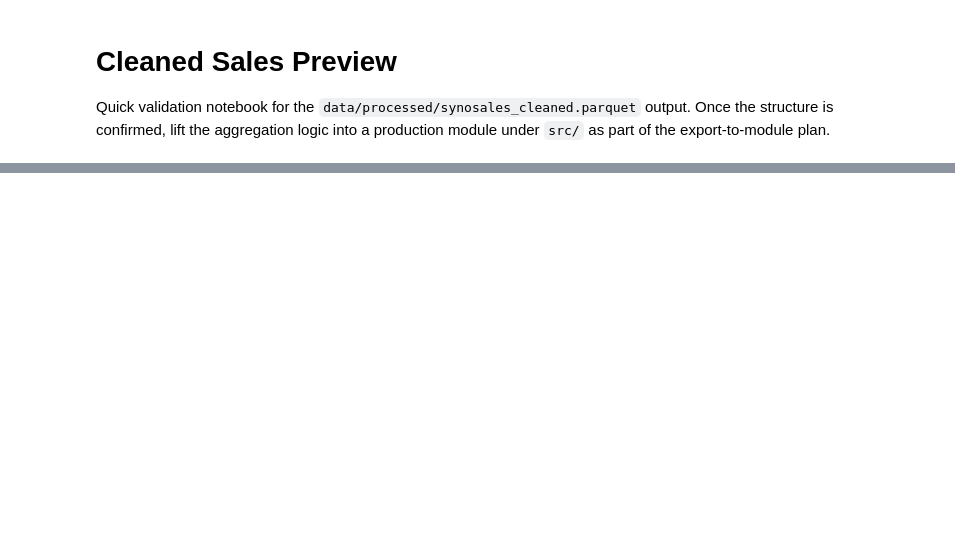
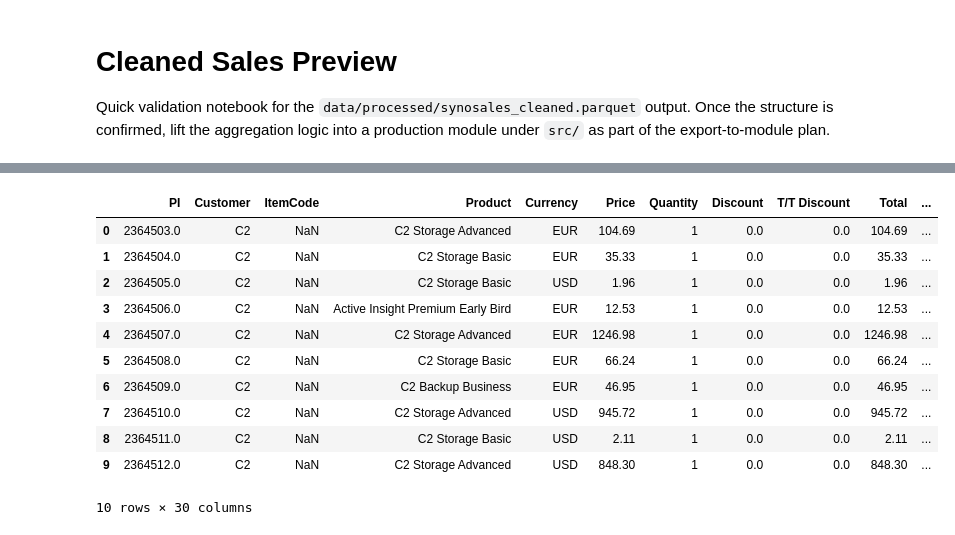
Before and after one commit to tonychu805/syno_bi, a Jupyter notebook: notebook/cleaned_sales_preview.ipynb, the cells around one changed output, grey strips where cells are left out. Cells and saved outputs as stored; diff of their text form; code cells hidden in the pictures; blank space fills up the shorter version.

```diff
--- a/notebook/cleaned_sales_preview.ipynb
+++ b/notebook/cleaned_sales_preview.ipynb
@@ -60,0 +118,15 @@ df_cleaned.describe(include='all')
+# %%
+df_csv.head(10)
+# %% [output]
+|  | PI | Customer | ItemCode | Product | Currency | Price | Quantity | Discount | T/T Discount | Total | ... |
+| 0 | 2364503.0 | C2 | NaN | C2 Storage Advanced | EUR | 104.69 | 1 | 0.0 | 0.0 | 104.69 | ... |
+| 1 | 2364504.0 | C2 | NaN | C2 Storage Basic | EUR | 35.33 | 1 | 0.0 | 0.0 | 35.33 | ... |
+| 2 | 2364505.0 | C2 | NaN | C2 Storage Basic | USD | 1.96 | 1 | 0.0 | 0.0 | 1.96 | ... |
+| 3 | 2364506.0 | C2 | NaN | Active Insight Premium Early Bird | EUR | 12.53 | 1 | 0.0 | 0.0 | 12.53 | ... |
+| 4 | 2364507.0 | C2 | NaN | C2 Storage Advanced | EUR | 1246.98 | 1 | 0.0 | 0.0 | 1246.98 | ... |
+| 5 | 2364508.0 | C2 | NaN | C2 Storage Basic | EUR | 66.24 | 1 | 0.0 | 0.0 | 66.24 | ... |
+| 6 | 2364509.0 | C2 | NaN | C2 Backup Business | EUR | 46.95 | 1 | 0.0 | 0.0 | 46.95 | ... |
+| 7 | 2364510.0 | C2 | NaN | C2 Storage Advanced | USD | 945.72 | 1 | 0.0 | 0.0 | 945.72 | ... |
+| 8 | 2364511.0 | C2 | NaN | C2 Storage Basic | USD | 2.11 | 1 | 0.0 | 0.0 | 2.11 | ... |
+| 9 | 2364512.0 | C2 | NaN | C2 Storage Advanced | USD | 848.30 | 1 | 0.0 | 0.0 | 848.30 | ... |
+10 rows × 30 columns
```
Also changed, not shown: parts of 17 cells of this notebook, 3 other files.
